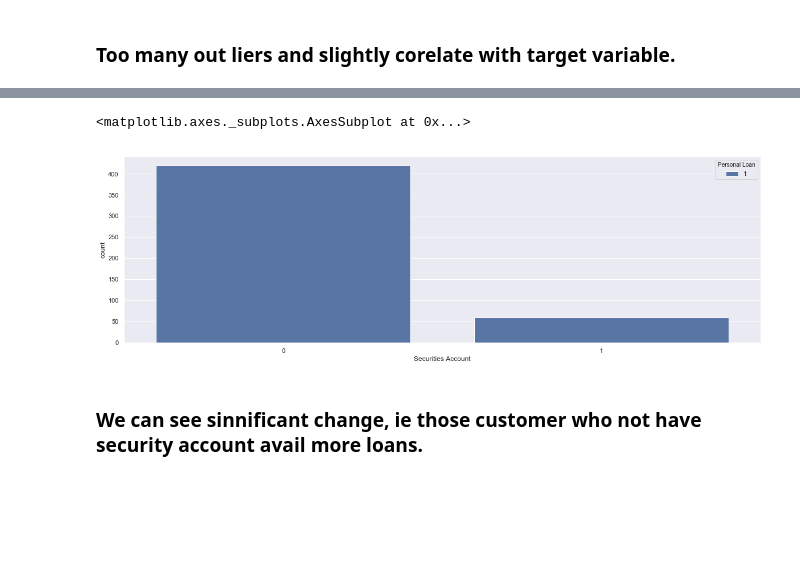
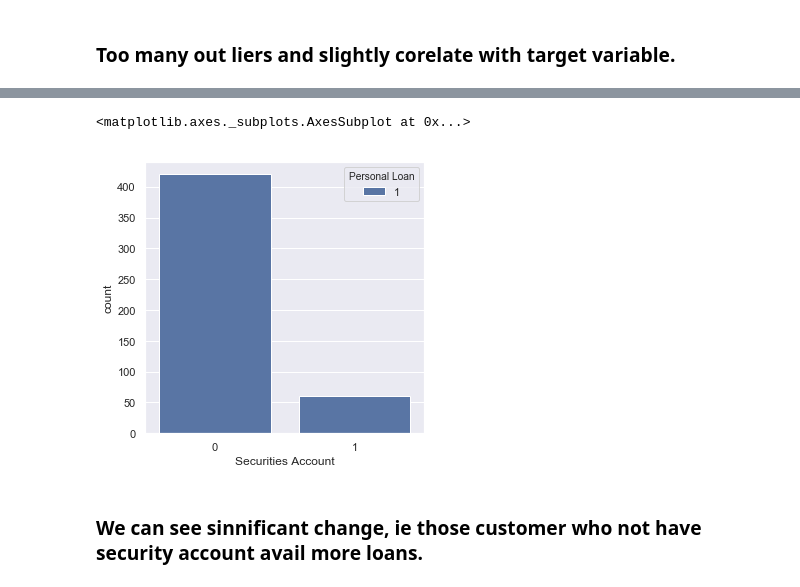
Before and after one commit to Shankar-Murugan/project-work, a Jupyter notebook: Supervised_Learning_R3_Project2_Thera_Bank.ipynb, the cells around one changed output, grey strips where cells are left out. Cells and saved outputs as stored; diff of their text form; code cells hidden in the pictures; blank space fills up the shorter version.

```diff
--- a/Supervised_Learning_R3_Project2_Thera_Bank.ipynb
+++ b/Supervised_Learning_R3_Project2_Thera_Bank.ipynb
@@ -208,5 +208,5 @@ sns.distplot(df['Education'], bins=3)
 # %%
-rcParams['figure.figsize'] = 20,6
+rcParams['figure.figsize'] = 5,5
 sns.countplot(x='Education',data=df, hue='Personal Loan')
 # %% [output]
 <matplotlib.axes._subplots.AxesSubplot at 0x...>
@@ -214,5 +214,5 @@ sns.countplot(x='Education',data=df, hue='Personal Loan')
 # %%
-rcParams['figure.figsize'] = 20,6
+rcParams['figure.figsize'] = 5,5
 sns.countplot(x='Education',data=df_age_PL, hue='Personal Loan')
 # %% [output]
 <matplotlib.axes._subplots.AxesSubplot at 0x...>
@@ -268,7 +270,7 @@ sns.countplot(x='Family',data=df,hue='Personal Loan')
 <matplotlib.axes._subplots.AxesSubplot at 0x...>
 [figure]
 # %%
-rcParams['figure.figsize'] = 20,6
+rcParams['figure.figsize'] = 5,5
 sns.countplot(x='Family',data=df_age_PL,hue='Personal Loan')
 # %% [output]
 <matplotlib.axes._subplots.AxesSubplot at 0x...>
@@ -318,5 +323,5 @@ plt.yticks(range(0, 5, 5))
 # %%
-rcParams['figure.figsize'] = 20,6
+rcParams['figure.figsize'] = 5,6
 sns.countplot(x='Securities Account',data=df,hue='Personal Loan')
 # %% [output]
 <matplotlib.axes._subplots.AxesSubplot at 0x...>
@@ -324,9 +329,9 @@ sns.countplot(x='Securities Account',data=df,hue='Personal Loan')
 # %%
-rcParams['figure.figsize'] = 20,6
+rcParams['figure.figsize'] = 5,5
 sns.countplot(x='Securities Account',data=df_age_PL,hue='Personal Loan')
 # %% [output]
 <matplotlib.axes._subplots.AxesSubplot at 0x...>
-[figure, old version]
+[figure, new version]
 # %% [markdown]
 ### We can see sinnificant change, ie those customer who not have security account avail more loans.
 # %% [markdown]
```
Also changed, not shown: parts of 85 cells of this notebook.
